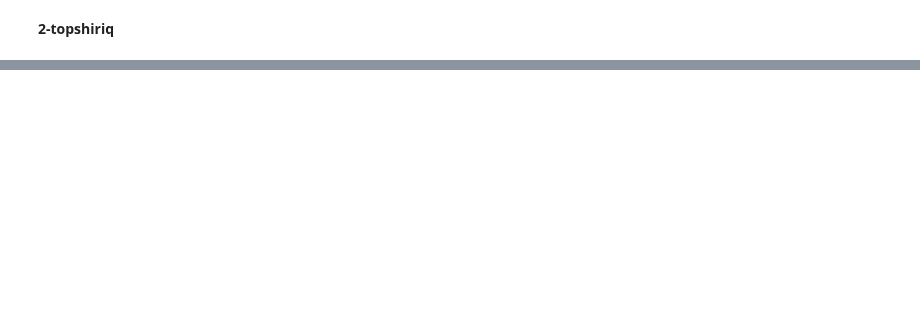
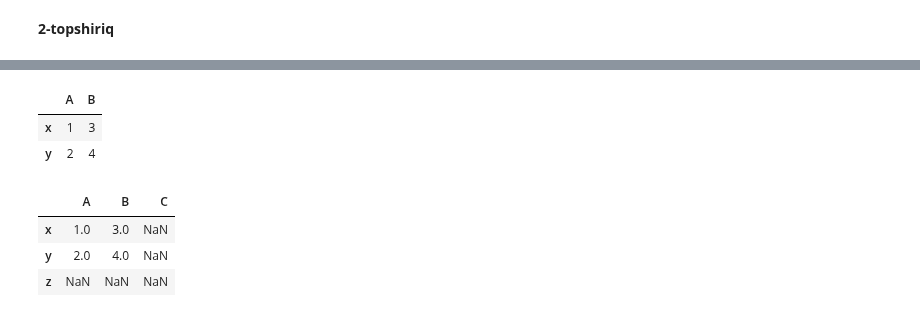
Before and after one commit to izzat-ai/learning-ai, a Jupyter notebook: pandas/reindex.ipynb, the cells around one changed output, grey strips where cells are left out. Saved outputs shown, nothing was run; the diff lists cells and outputs as text; code cells hidden in the pictures; blank space fills up the shorter version.

```diff
--- a/pandas/reindex.ipynb
+++ b/pandas/reindex.ipynb
@@ -157,0 +458,20 @@ yakuniy_df_ombor
+# %%
+df6 = pd.DataFrame({
+    'A': [1, 2],
+    'B': [3, 4]
+}, index=['x', 'y'])
+df6
+# %% [output]
+|  | A | B |
+| x | 1 | 3 |
+| y | 2 | 4 |
+# %%
+# df6 ni qayta indekslash
+df6 = df6.reindex(['x', 'y', 'z'])
+df6 = df6.reindex(columns=['A', 'B', 'C'])
+df6
+# %% [output]
+|  | A | B | C |
+| x | 1.0 | 3.0 | NaN |
+| y | 2.0 | 4.0 | NaN |
+| z | NaN | NaN | NaN |
```
Also changed, not shown: parts of 39 cells of this notebook.
